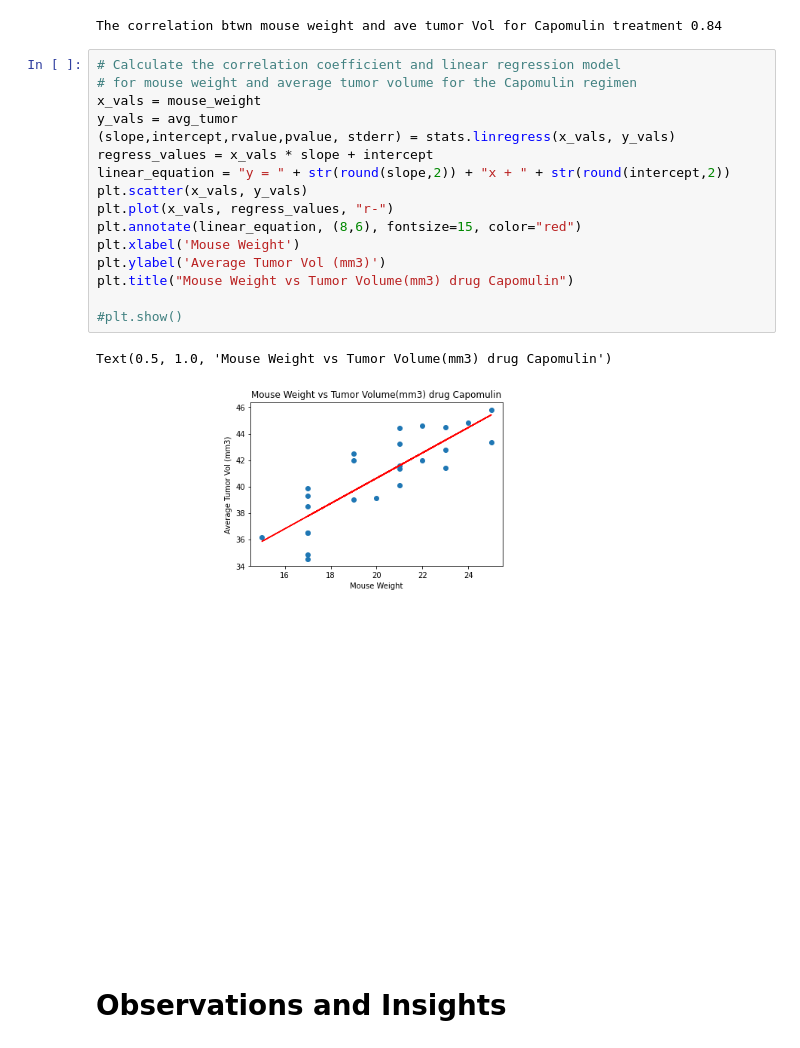
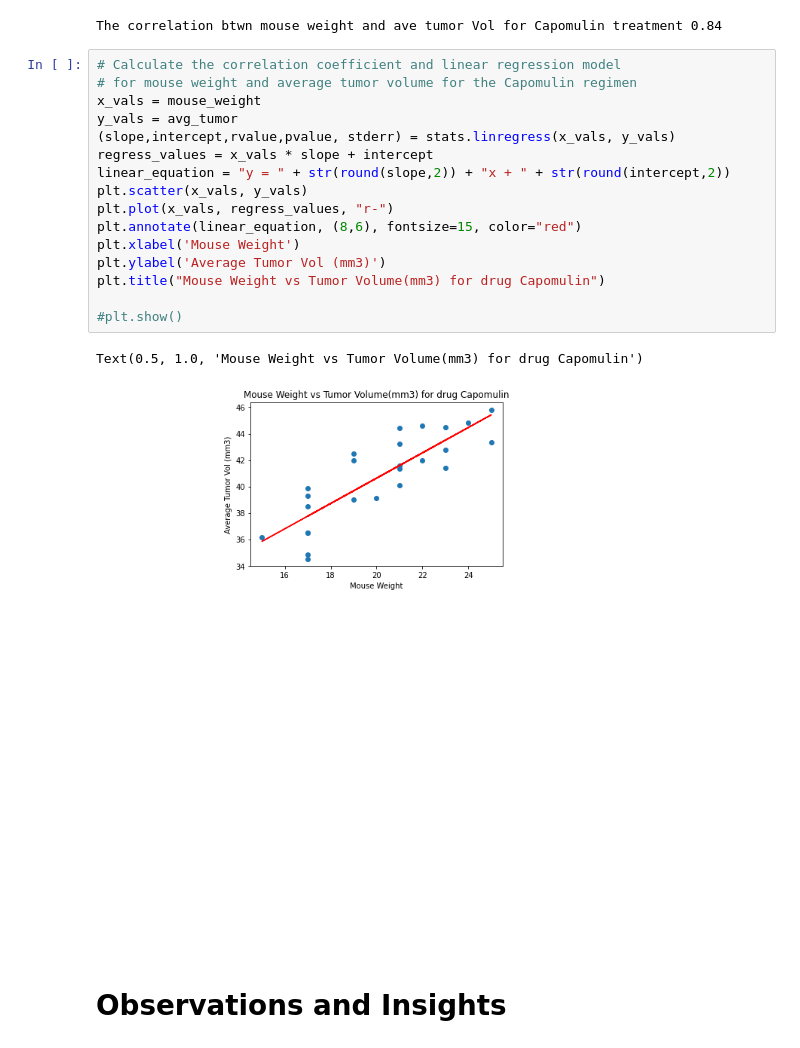
Before and after one commit to NKS8/Matplotlib_challenge, a Jupyter notebook: Pymaceuticals/pymaceuticals_starter.ipynb, the cells around one changed output. Cells and saved outputs as stored; diff of their text form.

```diff
--- a/Pymaceuticals/pymaceuticals_starter.ipynb
+++ b/Pymaceuticals/pymaceuticals_starter.ipynb
@@ -320,21 +547,21 @@ The correlation btwn mouse weight and ave tumor Vol for Capomulin treatment 0.84
 # %%
 # Calculate the correlation coefficient and linear regression model
 # for mouse weight and average tumor volume for the Capomulin regimen
 x_vals = mouse_weight
 y_vals = avg_tumor
 (slope,intercept,rvalue,pvalue, stderr) = stats.linregress(x_vals, y_vals)
 regress_values = x_vals * slope + intercept
 linear_equation = "y = " + str(round(slope,2)) + "x + " + str(round(intercept,2))
 plt.scatter(x_vals, y_vals)
 plt.plot(x_vals, regress_values, "r-")
 plt.annotate(linear_equation, (8,6), fontsize=15, color="red")
 plt.xlabel('Mouse Weight')
 plt.ylabel('Average Tumor Vol (mm3)')
-plt.title("Mouse Weight vs Tumor Volume(mm3) drug Capomulin")
+plt.title("Mouse Weight vs Tumor Volume(mm3) for drug Capomulin")
 
 #plt.show()
 # %% [output]
-Text(0.5, 1.0, 'Mouse Weight vs Tumor Volume(mm3) drug Capomulin')
+Text(0.5, 1.0, 'Mouse Weight vs Tumor Volume(mm3) for drug Capomulin')
-[figure, old version]
+[figure, new version]
 # %% [markdown]
 # Observations and Insights
```
Also changed, not shown: parts of 32 cells of this notebook.
